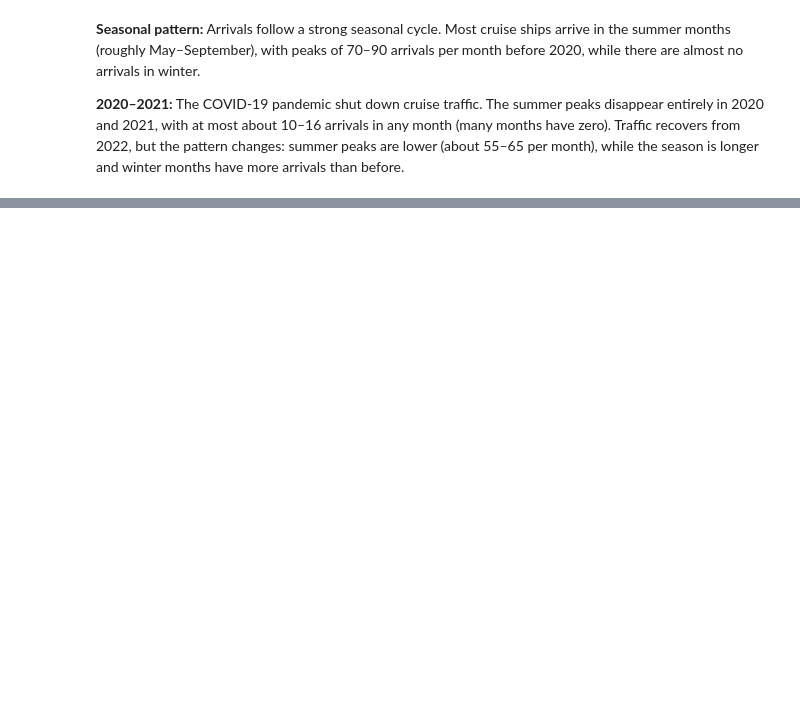
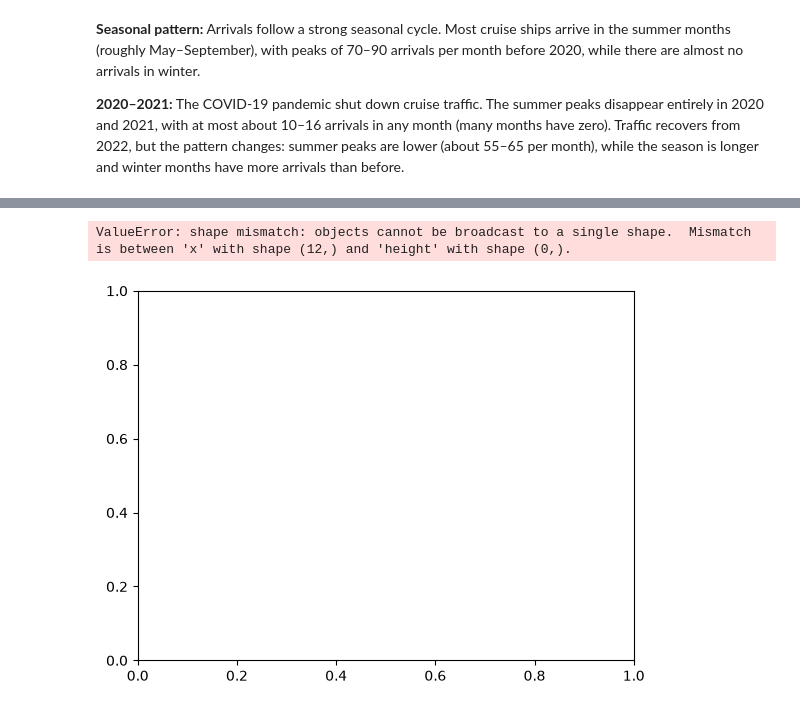
Before and after one commit to theokri105/TECH2-H26-fork, a Jupyter notebook: workshops/workshop3/workshop3 copy2.ipynb, the cells around one changed output, grey strips where cells are left out. Cells and saved outputs as stored; diff of their text form; code cells hidden in the pictures; blank space fills up the shorter version.

```diff
--- a/workshops/workshop3/workshop3 copy2.ipynb
+++ b/workshops/workshop3/workshop3 copy2.ipynb
@@ -331,0 +366,16 @@ while the season is longer and winter months have more arrivals than before.
+# %%
+import numpy as np
+monthly_averages = []
+for month in range (1, 13):
+    #Select the subset of observations falling into current month
+    df_month = df_cruise[df_cruise.index.month == month]
+    average = df_month['calls'].mean()
+# %%
+months = np.arange(1,13)
+
+plt.bar(months, monthly_averages)
+plt.ylabel('Average arrivals')
+plt.xlabel('Month')
+# %% [output]
+ValueError: shape mismatch: objects cannot be broadcast to a single shape.  Mismatch is between 'x' with shape (12,) and 'height' with shape (0,).
+[figure, added]
```
Also changed, not shown: parts of 6 cells of this notebook, 3 other files.
